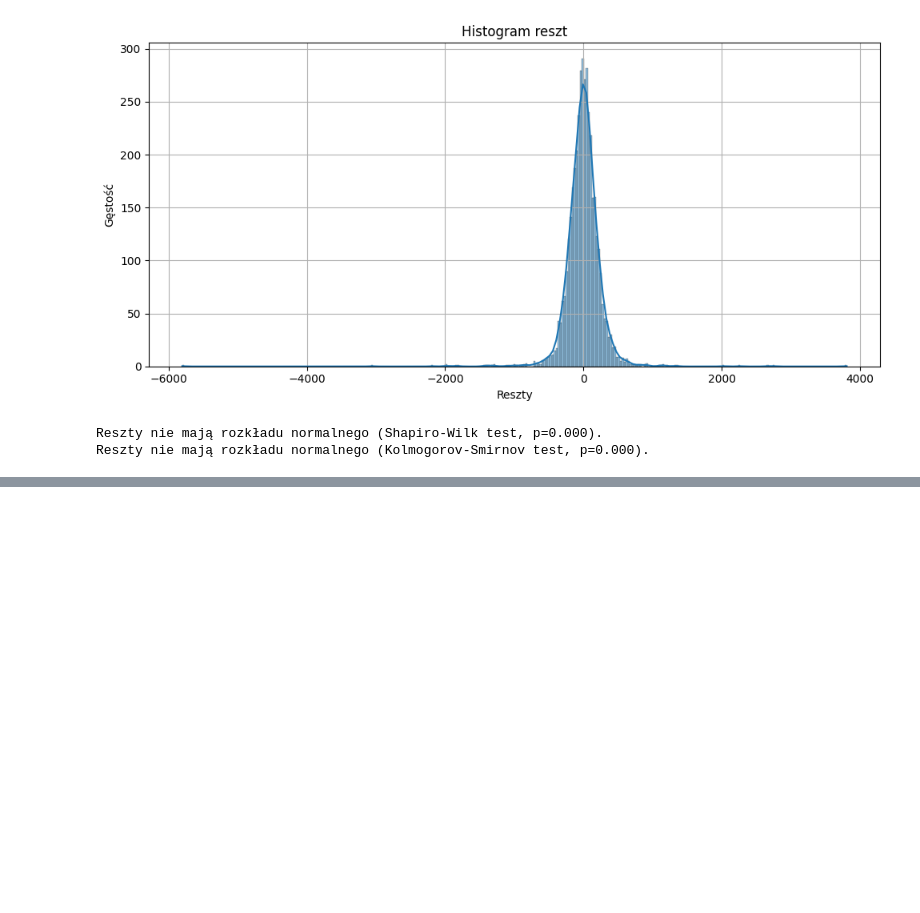
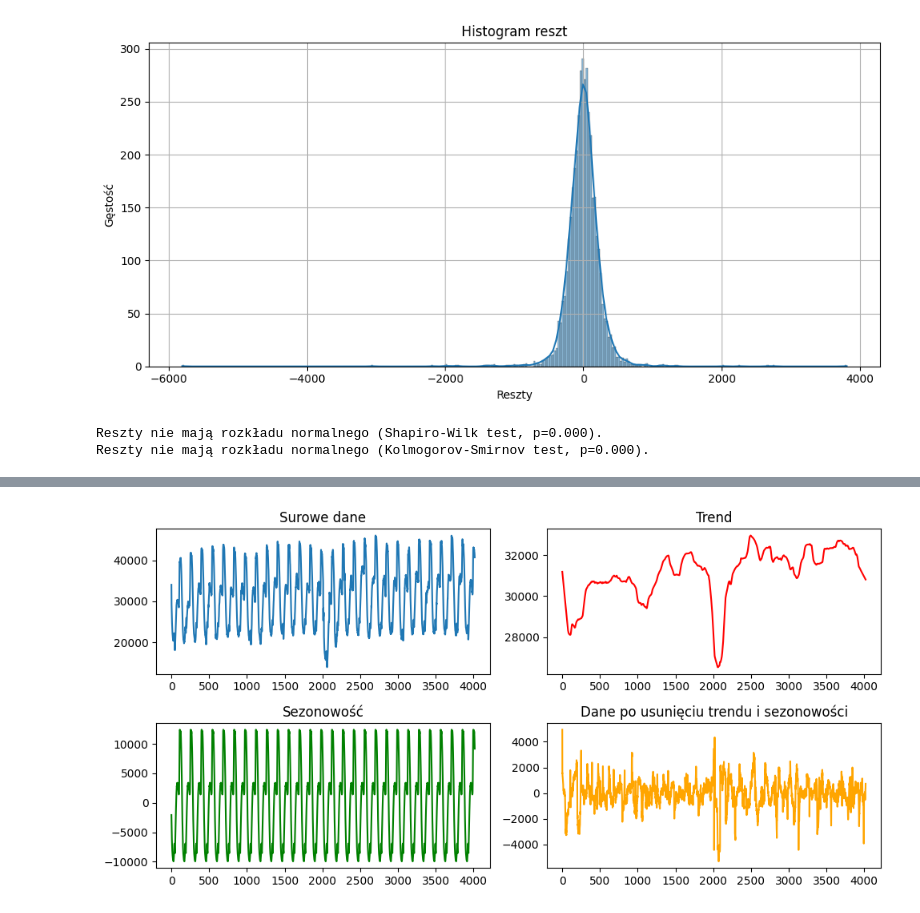
Before and after one commit to JKrempinska/kaszcz, a Jupyter notebook: dealing_with_data/analiza_danych.ipynb, the cells around one changed output, grey strips where cells are left out. Cells and saved outputs as stored; diff of their text form; code cells hidden in the pictures; blank space fills up the shorter version.

```diff
--- a/dealing_with_data/analiza_danych.ipynb
+++ b/dealing_with_data/analiza_danych.ipynb
@@ -309,0 +373,29 @@ Reszty nie mają rozkładu normalnego (Kolmogorov-Smirnov test, p=0.000).
+# %%
+decomposition = seasonal_decompose(data_train, model='additive', period=144, extrapolate_trend=1)
+
+trend = decomposition.trend
+seasonal = decomposition.seasonal
+residual = decomposition.resid
+
+plt.figure(figsize=(10, 5))
+
+plt.subplot(2, 2, 1)
+plt.plot(data_train, label='Original')
+plt.title('Surowe dane')
+
+plt.subplot(2, 2, 2)
+plt.plot(trend, label='Trend', color='red')
+plt.title('Trend')
+
+plt.subplot(2, 2, 3)
+plt.plot(seasonal, label='Seasonal', color='green')
+plt.title('Sezonowość')
+
+plt.subplot(2, 2, 4)
+plt.plot(residual, label='Residual', color='orange')
+plt.title('Dane po usunięciu trendu i sezonowości')
+
+plt.tight_layout()
+plt.show()
+# %% [output]
+[figure, added]
```
Also changed, not shown: parts of 4 cells of this notebook.
